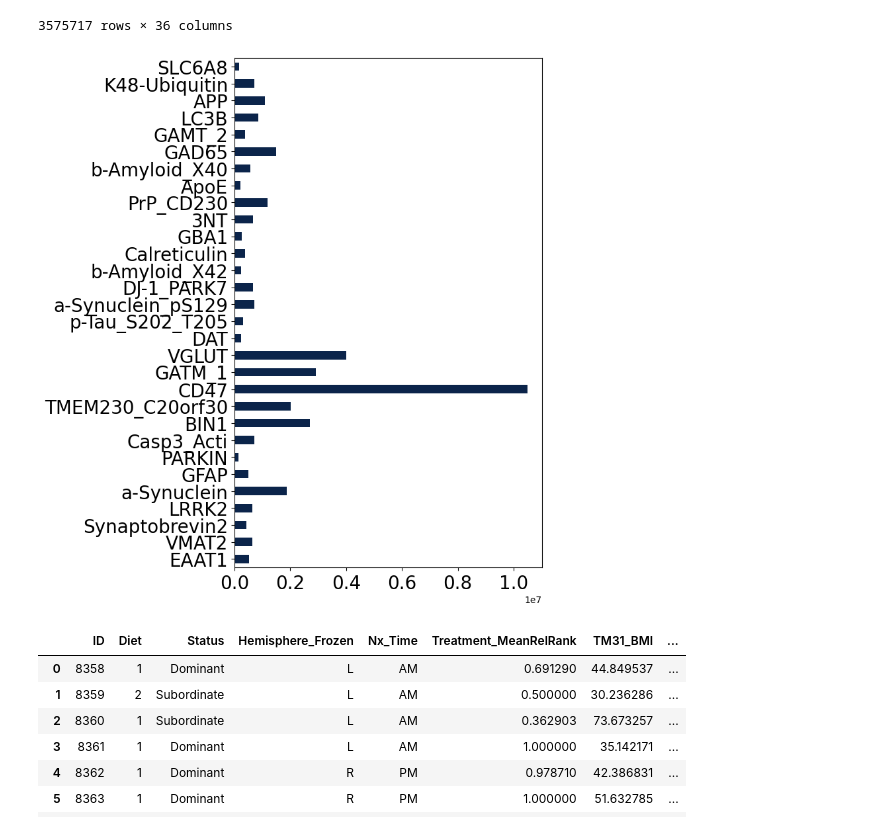
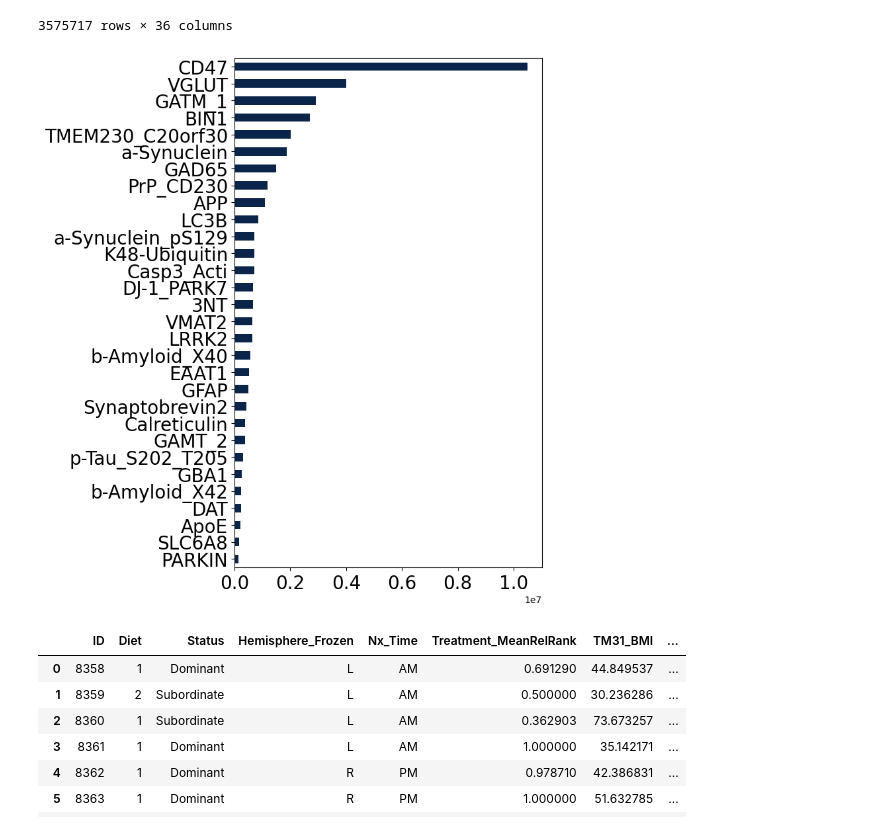
Before and after one commit to elo-nsrb/Brain-study-NHP-2024, a Jupyter notebook: src/1a-Single_presynapse_analysis.ipynb, the cells around one changed output. Cells and saved outputs as stored; diff of their text form; code cells hidden in the pictures.

```diff
--- a/src/1-Single_synapse_analysis.ipynb
+++ b/src/1a-Single_presynapse_analysis.ipynb
@@ -47,13 +47,13 @@ df
 3575717 rows × 36 columns
 # %%
 fig,ax= plt.subplots(figsize=(6,10))
-df[markers].sum().T.plot(kind="barh", color="#0b244a", ax=ax,fontsize=20)
+df[markers].sum().sort_values().T.plot(kind="barh", color="#0b244a", ax=ax,fontsize=20)
 newlab= [it.get_text().split("_(")[0].split("_",1)[1] for it in ax.get_yticklabels()]
 ax.set_yticklabels(newlab)
 plt.savefig(savedir + "Supp Fig1.svg")
 plt.show()
 # %% [output]
-[figure, old version]
+[figure, new version]
 # %%
 #Get mean expression
 df_mean = df[markers + ["Subject_name","Sample_name"]]
```
Also changed, not shown: 10 other files.
